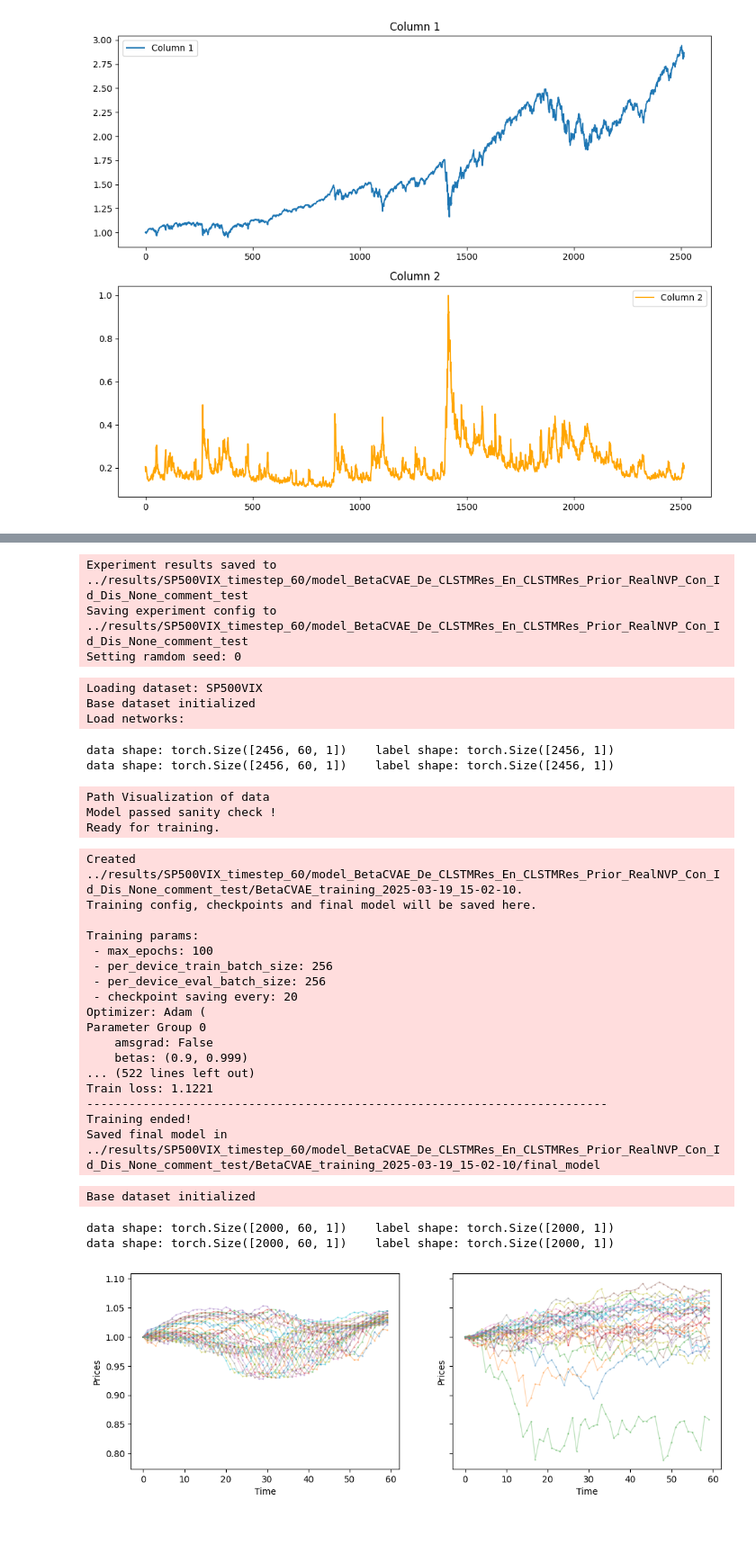
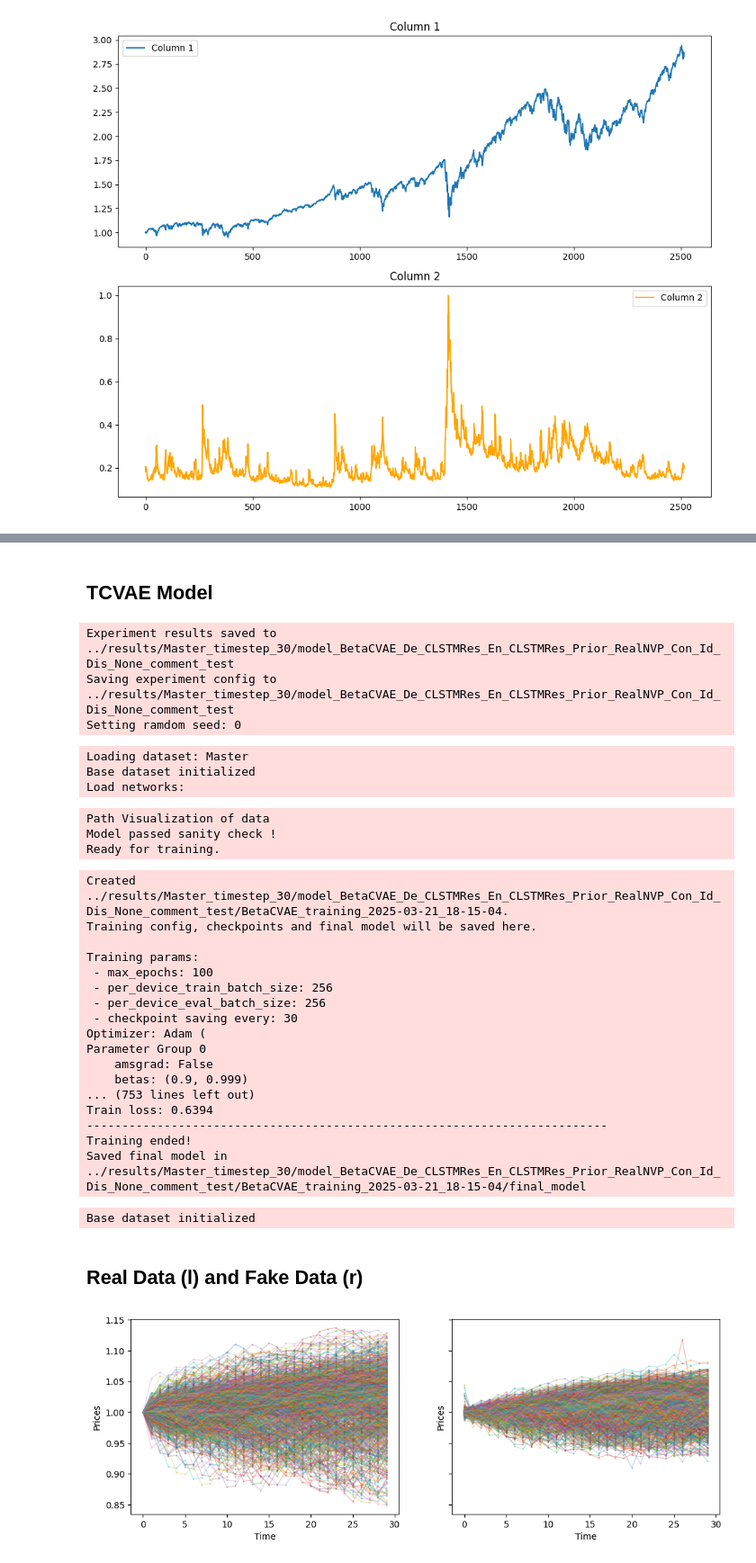
Before and after one commit to Sondringsen/master-thesis, a Jupyter notebook: src/models/data_generating_models/TimeCausalVAE/notebooks/sondre_test.ipynb, the cells around one changed output, grey strips where cells are left out. Shown: that part at 90% size. Cells and saved outputs as stored; diff of their text form; code cells hidden in the pictures; blank space fills up the shorter version.

Commit message:
tcvae tuning implemented

```diff
--- a/src/models/data_generating_models/TimeCausalVAE/notebooks/sondre_test.ipynb
+++ b/src/models/data_generating_models/TimeCausalVAE/notebooks/sondre_test.ipynb
@@ -40,5 +50,0 @@ np.save("../data/sp500vix/sp500.npy", data)
-# %%
-exp_config_path = '../configs/SP500VIX/betacvae.yaml'
-
-with open(exp_config_path) as file:
-    exp_config = dict(yaml.safe_load(file))
@@ -45,3 +70,5 @@ with open(exp_config_path) as file:
+# %% [markdown]
+## TCVAE Model
 # %%
 from experiments.experiment_utils import get_output_dir, update_config
 from tsvae.dataset.data_pipeline import DataPipeline
@@ -51,7 +78,7 @@ from tsvae.utils.random_utils import set_seed
 
 base_output_dir = '..'
 new_config = {'epochs' : 100, 'wandb': False, 'comment': 'test'}
-exp_config_path = '../configs/SP500VIX/betacvae.yaml'
+exp_config_path = '../configs/Master/betacvae.yaml'
 
 with open(exp_config_path) as file:
     exp_config = dict(yaml.safe_load(file))
@@ -72,8 +99,8 @@ with open(config_file_path, "w") as outfile:
 logger.info(f"Setting ramdom seed: {exp_config.seed}")
 set_seed(exp_config.seed)
 # %% [output]
-Experiment results saved to ../results/SP500VIX_timestep_60/model_BetaCVAE_De_CLSTMRes_En_CLSTMRes_Prior_RealNVP_Con_Id_Dis_None_comment_test
-Saving experiment config to ../results/SP500VIX_timestep_60/model_BetaCVAE_De_CLSTMRes_En_CLSTMRes_Prior_RealNVP_Con_Id_Dis_None_comment_test
+Experiment results saved to ../results/Master_timestep_30/model_BetaCVAE_De_CLSTMRes_En_CLSTMRes_Prior_RealNVP_Con_Id_Dis_None_comment_test
+Saving experiment config to ../results/Master_timestep_30/model_BetaCVAE_De_CLSTMRes_En_CLSTMRes_Prior_RealNVP_Con_Id_Dis_None_comment_test
 Setting ramdom seed: 0
 # %%
 logger.info(f"Loading dataset: {exp_config.dataset}")
@@ -86,11 +113,9 @@ network_pipeline = NetworkPipeline()
 model = network_pipeline(exp_config)
 # logger.info(f"{model}")
 # %% [output]
-Loading dataset: SP500VIX
+Loading dataset: Master
 Base dataset initialized
 Load networks:
-data shape: torch.Size([2456, 60, 1])    label shape: torch.Size([2456, 1])
-data shape: torch.Size([2456, 60, 1])    label shape: torch.Size([2456, 1])
 # %%
 from tsvae.trainers.base_trainer_config import BaseTrainerConfig
 from tsvae.trainers.training_pipeline import TrainingPipeline
@@ -127,23 +152,23 @@ Ready for training.
 # %%
 train_pipeline.train(log_output=True)
 # %% [output]
-Created ../results/SP500VIX_timestep_60/model_BetaCVAE_De_CLSTMRes_En_CLSTMRes_Prior_RealNVP_Con_Id_Dis_None_comment_test/BetaCVAE_training_2025-03-19_15-02-10.
+Created ../results/Master_timestep_30/model_BetaCVAE_De_CLSTMRes_En_CLSTMRes_Prior_RealNVP_Con_Id_Dis_None_comment_test/BetaCVAE_training_2025-03-21_18-15-04.
 Training config, checkpoints and final model will be saved here.
 
 Training params:
  - max_epochs: 100
  - per_device_train_batch_size: 256
  - per_device_eval_batch_size: 256
- - checkpoint saving every: 20
+ - checkpoint saving every: 30
 Optimizer: Adam (
 Parameter Group 0
     amsgrad: False
     betas: (0.9, 0.999)
-... (522 lines left out)
-Train loss: 1.1221
+... (753 lines left out)
+Train loss: 0.6394
 --------------------------------------------------------------------------
 Training ended!
-Saved final model in ../results/SP500VIX_timestep_60/model_BetaCVAE_De_CLSTMRes_En_CLSTMRes_Prior_RealNVP_Con_Id_Dis_None_comment_test/BetaCVAE_training_2025-03-19_15-02-10/final_model
+Saved final model in ../results/Master_timestep_30/model_BetaCVAE_De_CLSTMRes_En_CLSTMRes_Prior_RealNVP_Con_Id_Dis_None_comment_test/BetaCVAE_training_2025-03-21_18-15-04/final_model
 # %%
 from evaluations.hyperparameter import ModelEvaluator
 from os import path as pt
@@ -153,7 +178,7 @@ model_evaluator = ModelEvaluator(model_dir)
 output_dir = model_evaluator.hyper_model_dir
 model = model_evaluator.model
 
-test_data, gen_data, recon_data = model_evaluator.load_data(seed = 99, n_sample_test=2000)
+test_data, gen_data, recon_data = model_evaluator.load_data(seed = 99, n_sample_test=1031)
 ds = model_evaluator.data_ppl.base_dataset
 
 real_data = test_data
@@ -161,10 +186,10 @@ recon_data = recon_data
 fake_data = gen_data
 # %% [output]
 Base dataset initialized
-data shape: torch.Size([2000, 60, 1])    label shape: torch.Size([2000, 1])
-data shape: torch.Size([2000, 60, 1])    label shape: torch.Size([2000, 1])
+# %% [markdown]
+## Real Data (l) and Fake Data (r)
 # %%
 from evaluations.compare import compare_path
-compare_path(real_data,fake_data)
+compare_path(real_data,fake_data, plot_size=1000)
 # %% [output]
-[figure, old version]
+[figure, new version]
```
Also changed, not shown: parts of 6 cells of this notebook, 7 other files.
